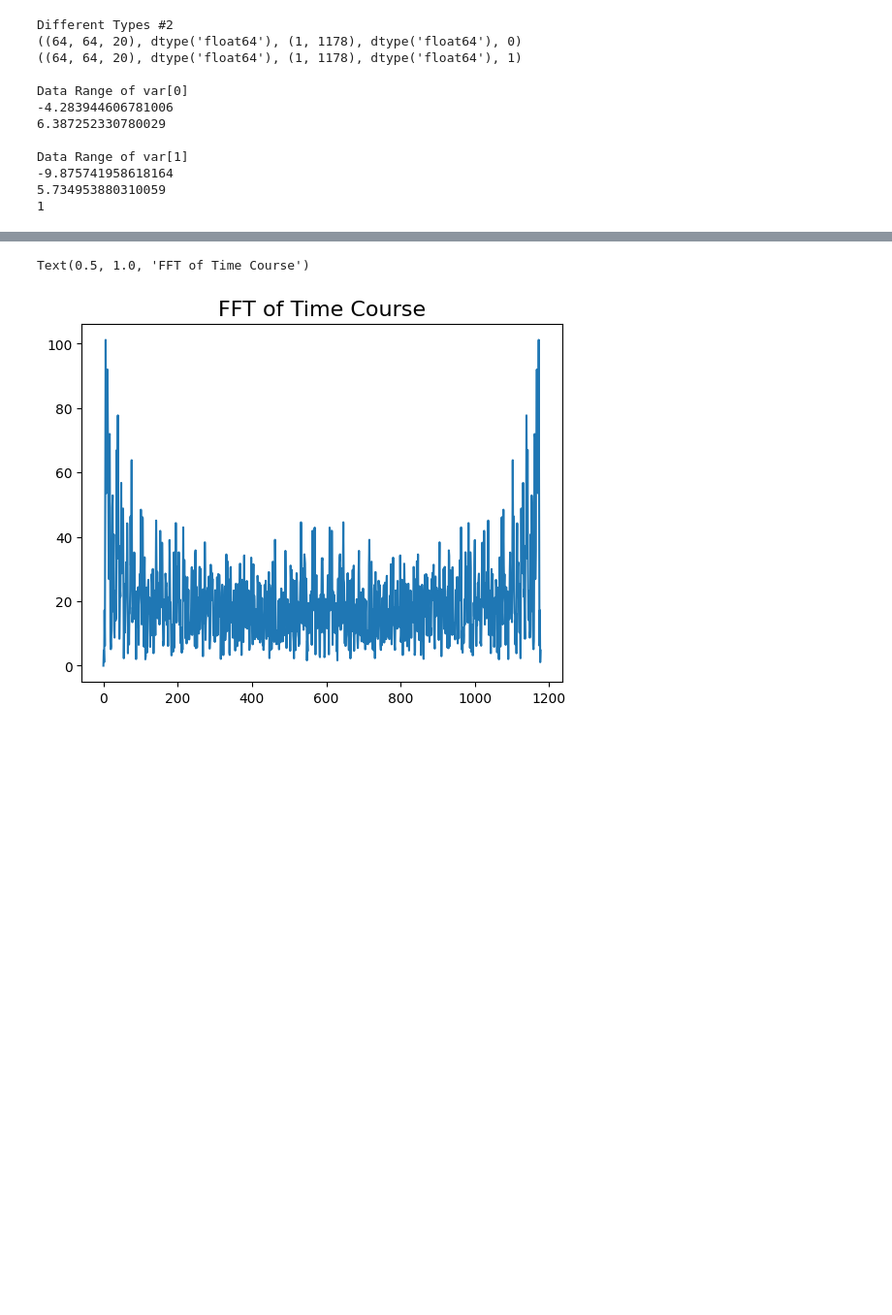
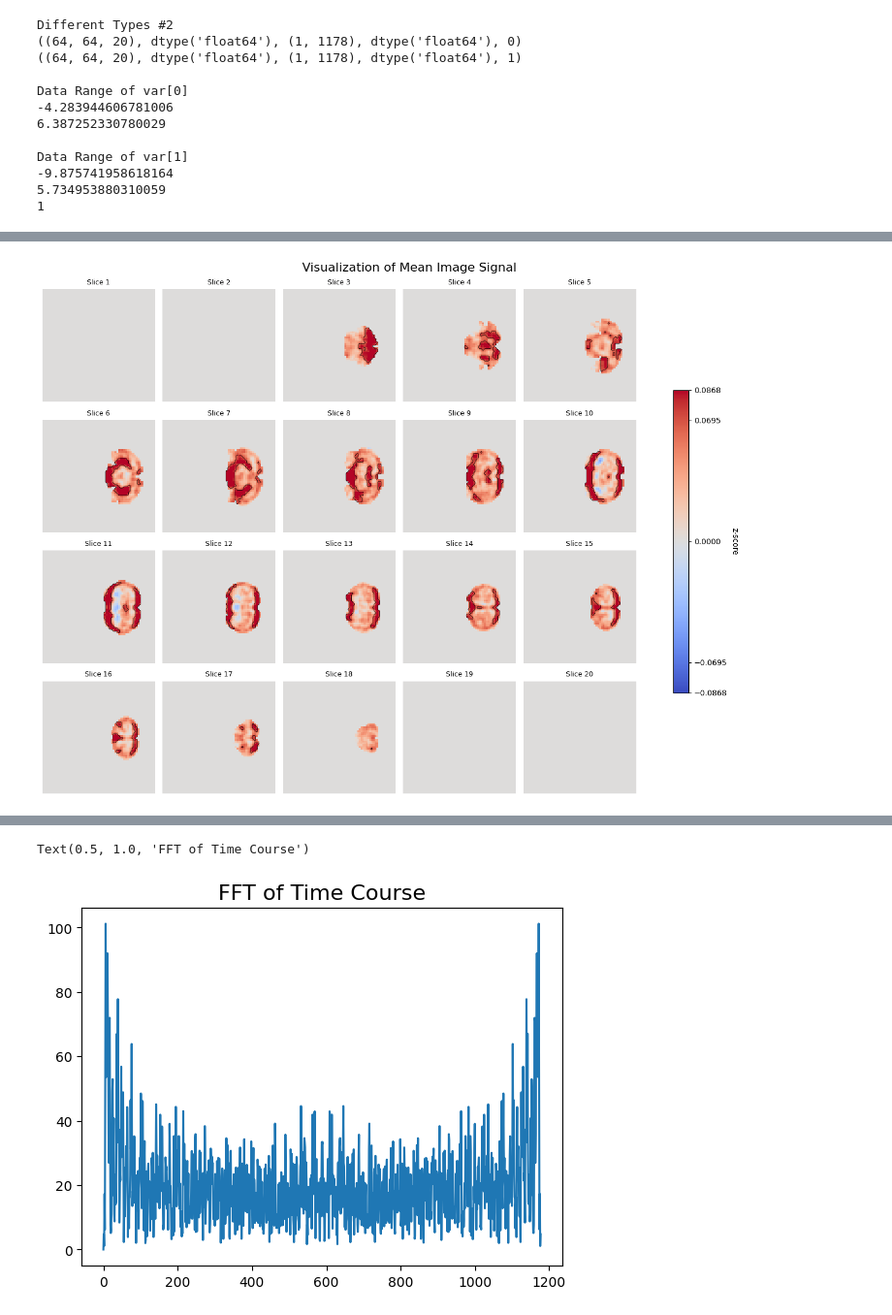
Before and after one commit to otanaaa/BME_10_project, a Jupyter notebook: data_player.ipynb, the cells around one changed output, grey strips where cells are left out. Shown at 97% size. Saved outputs shown, nothing was run; the diff lists cells and outputs as text; code cells hidden in the pictures; blank space fills up the shorter version.

```diff
--- a/data_player.ipynb
+++ b/data_player.ipynb
@@ -44,0 +66,29 @@ Data Range of var[1]
+# %%
+def image_visualization(image, title=None):
+    slices = image.astype(np.float32)
+    fig, axes = plt.subplots(4, 5, figsize=(14, 10), constrained_layout=True)
+    fig.suptitle(title, fontsize=16)
+    # 1️⃣ 对称亮度范围
+    abs_max = np.percentile(abs(slices), 99)
+    vmin, vmax = -abs_max, abs_max
+    threshold = 0.8 * abs_max            # 80% 双尾显著性
+
+    for i in range(20):
+        ax = axes[i//5, i%5]
+        img = slices[:, :, i]
+
+        im = ax.imshow(img, cmap='coolwarm', vmin=vmin, vmax=vmax,
+                    interpolation='nearest')
+        # 2️⃣ 可选：加上显著性等值线
+        mask = np.abs(img) >= threshold
+        ax.contour(mask, levels=[0.5], colors='black', linewidths=0.5)
+
+        ax.set_title(f"Slice {i+1}", fontsize=9)
+        ax.axis('off')
+
+    plt.tight_layout()
+    cbar = fig.colorbar(im, ax=axes, shrink=0.6)
+    cbar.set_label("z-score", rotation=270, labelpad=15)
+    cbar.set_ticks([-abs_max, -threshold, 0, threshold, abs_max])
+    # plt.savefig("slices.png", dpi=300, bbox_inches='tight')
+    plt.show()
@@ -76,0 +103,5 @@ plt.show()
+# %%
+# Draw the image visualization for the mean of the pickle files
+image_visualization(mean_image, title="Visualization of Mean Image Signal")
+# %% [output]
+[figure, added]
```
Also changed, not shown: parts of 16 cells of this notebook, 4 other files.
